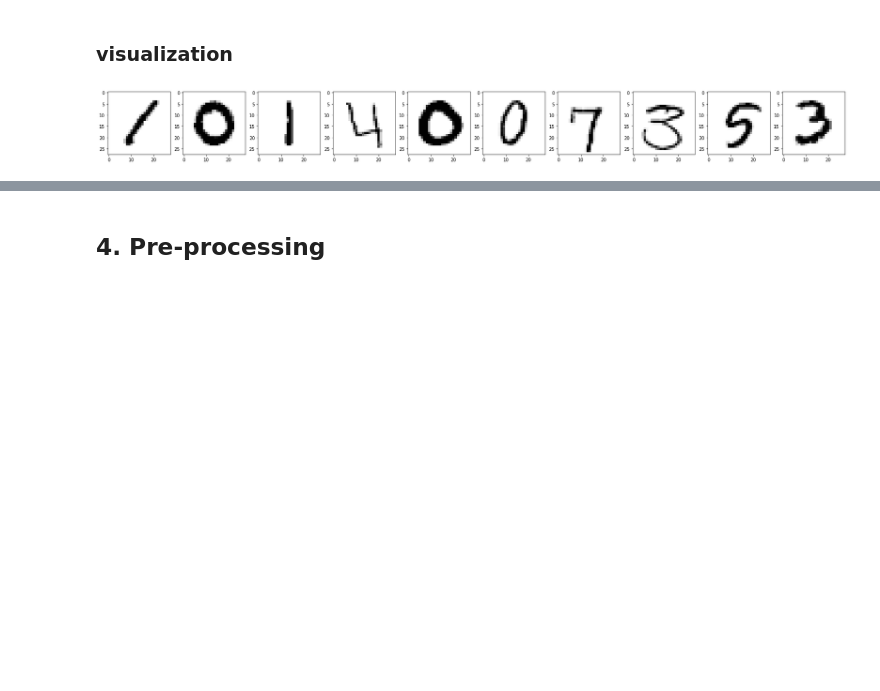
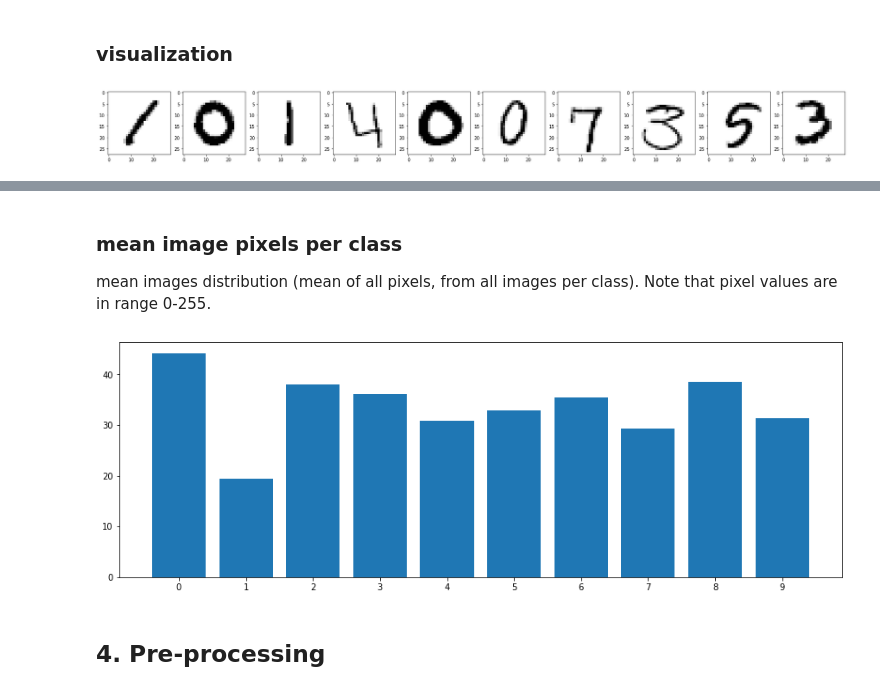
Before and after one commit to luucasgb/kaggle-digit-recognizer-team1, a Jupyter notebook: Notebook/mnist-simple-cnn.ipynb, the cells around one changed output, grey strips where cells are left out. Cells and saved outputs as stored; diff of their text form; code cells hidden in the pictures; blank space fills up the shorter version.

```diff
--- a/Notebook/mnist-simple-cnn.ipynb
+++ b/Notebook/mnist-simple-cnn.ipynb
@@ -103,3 +125,22 @@ plt.show()
+# %% [markdown]
+<a id="sec33"></a>
+### mean image pixels per class
+
+mean images distribution (mean of all pixels, from all images per class). Note that pixel values are in range 0-255.
+# %%
+def get_mean_barchart():
+    mean_values =[]
+    for i in range(10):
+        class_arrayX,class_arrayY = get_class_arrays(i)
+        mean_values.append(class_arrayX.mean())
+
+    plt.bar(np.arange(10), mean_values)
+    plt.xticks(np.arange(10))
+
+plt.figure(figsize=(15, 5))
+get_mean_barchart()
+# %% [output]
+[figure, added]
 # %% [markdown]
 <a id="sec4"></a>
 ## 4. Pre-processing
```
Also changed, not shown: parts of 17 cells of this notebook.
